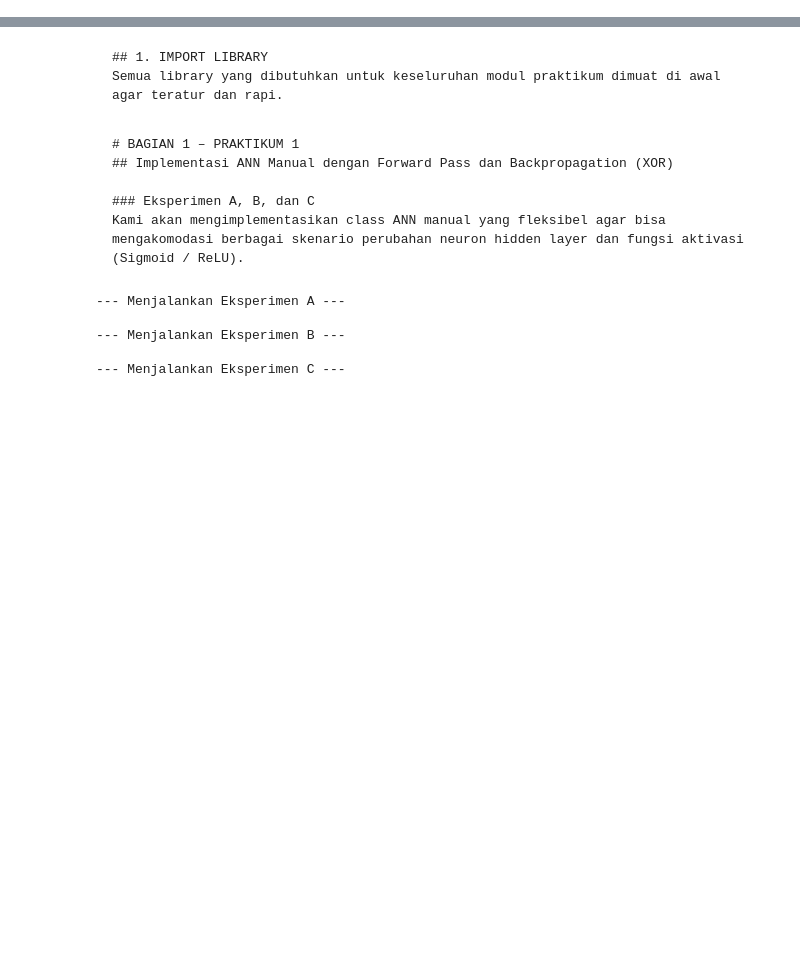
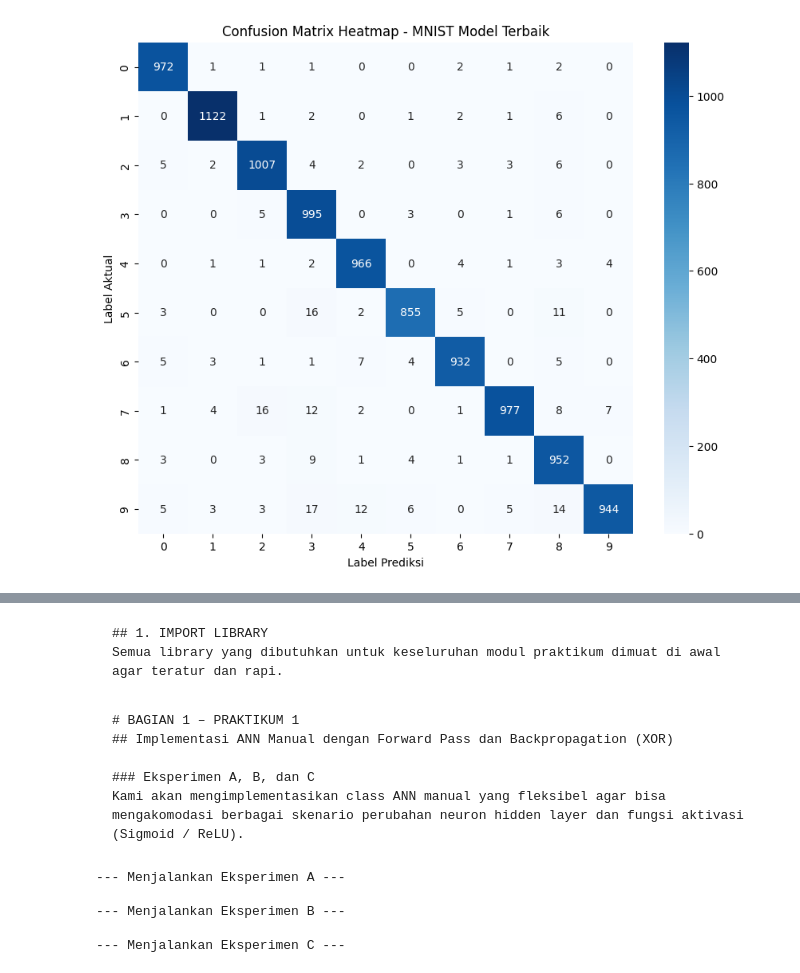
Before and after one commit to Yahya1805/machine-learning_2026, a Jupyter notebook: ML_JS13_10_Artificial_Neural_Network_(ANN)_dan_Evaluasi_Classifier.ipynb, the cells around one changed output, grey strips where cells are left out. Drawn from its saved outputs; the diff is of its cells as text; code cells hidden in the pictures; blank space fills up the shorter version.

```diff
--- a/ML_JS13_10_Artificial_Neural_Network_(ANN)_dan_Evaluasi_Classifier.ipynb
+++ b/ML_JS13_10_Artificial_Neural_Network_(ANN)_dan_Evaluasi_Classifier.ipynb
@@ -2,0 +412,20 @@
+# %%
+# Prediksi label menggunakan model terbaik (model_awal)
+y_pred_prob_mnist = model_awal.predict(X_test)
+y_pred_mnist = np.argmax(y_pred_prob_mnist, axis=1)
+y_true_mnist = np.argmax(y_test, axis=1)
+
+# Hitung Metrik Evaluasi
+accuracy_mnist = accuracy_score(y_true_mnist, y_pred_mnist)
+precision_mnist = precision_score(y_true_mnist, y_pred_mnist, average='macro')
+recall_mnist = recall_score(y_true_mnist, y_pred_mnist, average='macro')
+f1_mnist = f1_score(y_true_mnist, y_pred_mnist, average='macro')
+
+print("=== METRIK EVALUASI MNIST MODEL TERBAIK ===")
+print(f"Accuracy  : {accuracy_mnist:.4f}")
+print(f"Precision : {precision_mnist:.4f}")
+print(f"Recall    : {recall_mnist:.4f}")
+print(f"F1-Score  : {f1_mnist:.4f}")
+
+print("\nClassification Report:")
+print(classification_report(y_true_mnist, y_pred_mnist, target_names=[str(i) for i in range(10)]))
@@ -2,0 +450,13 @@
+# %%
+# Plot Heatmap Confusion Matrix
+cm_mnist = confusion_matrix(y_true_mnist, y_pred_mnist)
+plt.figure(figsize=(10, 8))
+sns.heatmap(cm_mnist, annot=True, fmt='d', cmap='Blues',
+            xticklabels=[str(i) for i in range(10)],
+            yticklabels=[str(i) for i in range(10)])
+plt.title('Confusion Matrix Heatmap - MNIST Model Terbaik')
+plt.xlabel('Label Prediksi')
+plt.ylabel('Label Aktual')
+plt.show()
+# %% [output]
+[figure, added]
```
Also changed, not shown: parts of 26 cells of this notebook.
